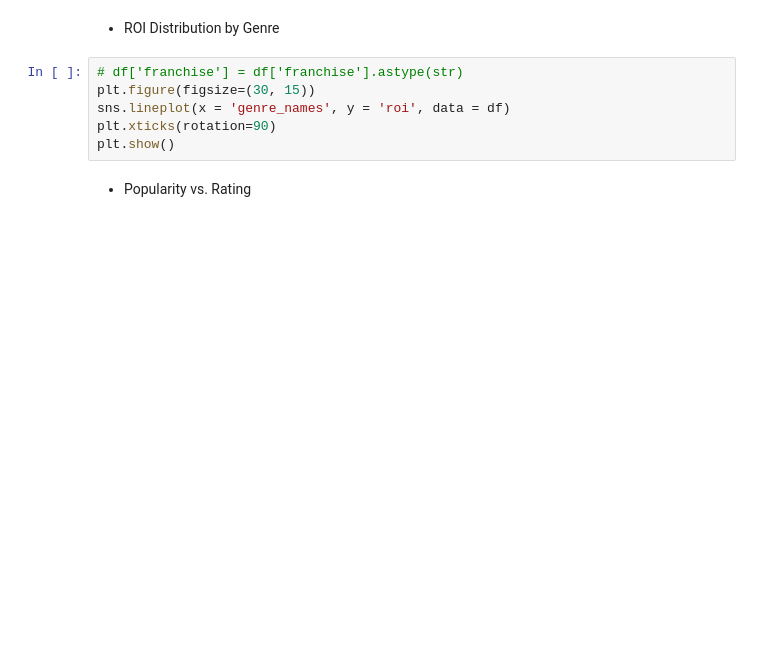
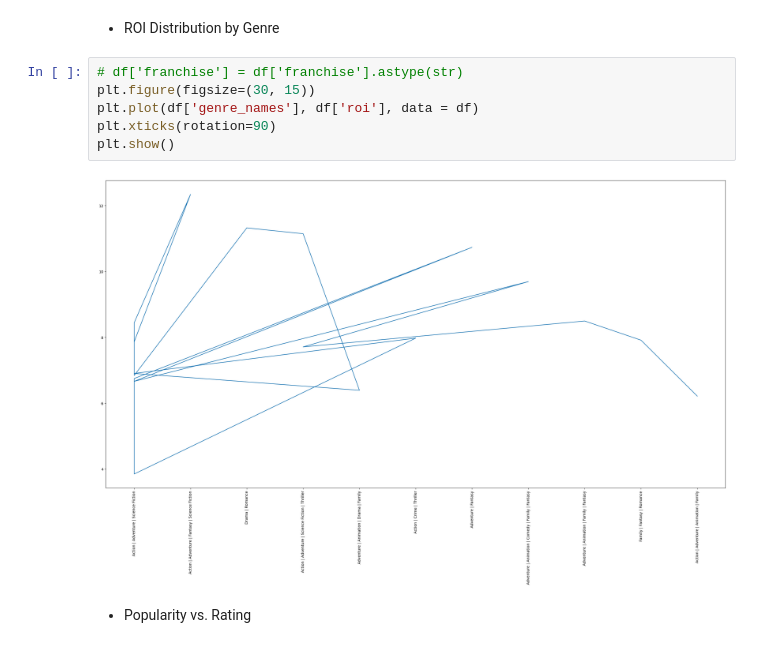
Before and after one commit to kgyauAmtch/Amtch_Personal_Projects, a Jupyter notebook: Project1/notebooks/data_cleaning.ipynb, the cells around one changed output. Cells and saved outputs as stored; diff of their text form; blank space fills up the shorter version.

```diff
--- a/Project1/notebooks/data_cleaning.ipynb
+++ b/Project1/notebooks/data_cleaning.ipynb
@@ -595,9 +1058,11 @@ plt.show()
 # %%
 # df['franchise'] = df['franchise'].astype(str)
 plt.figure(figsize=(30, 15))
-sns.lineplot(x = 'genre_names', y = 'roi', data = df)
+plt.plot(df['genre_names'], df['roi'], data = df)
 plt.xticks(rotation=90)
 plt.show()
+# %% [output]
+[figure, added]
 # %% [markdown]
 - Popularity vs. Rating
 # %%
```
Also changed, not shown: parts of 64 cells of this notebook, 1 other file.
